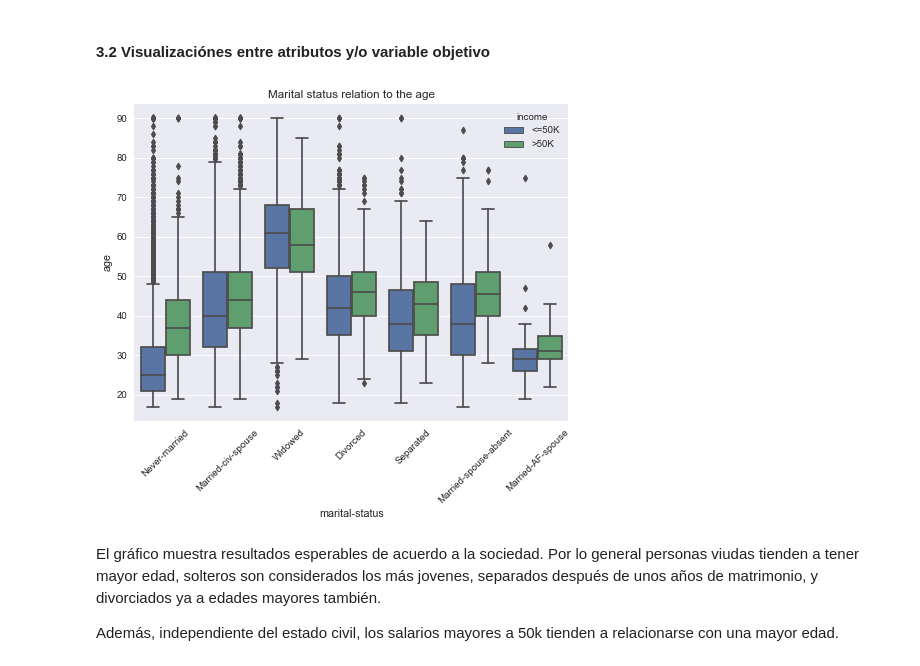
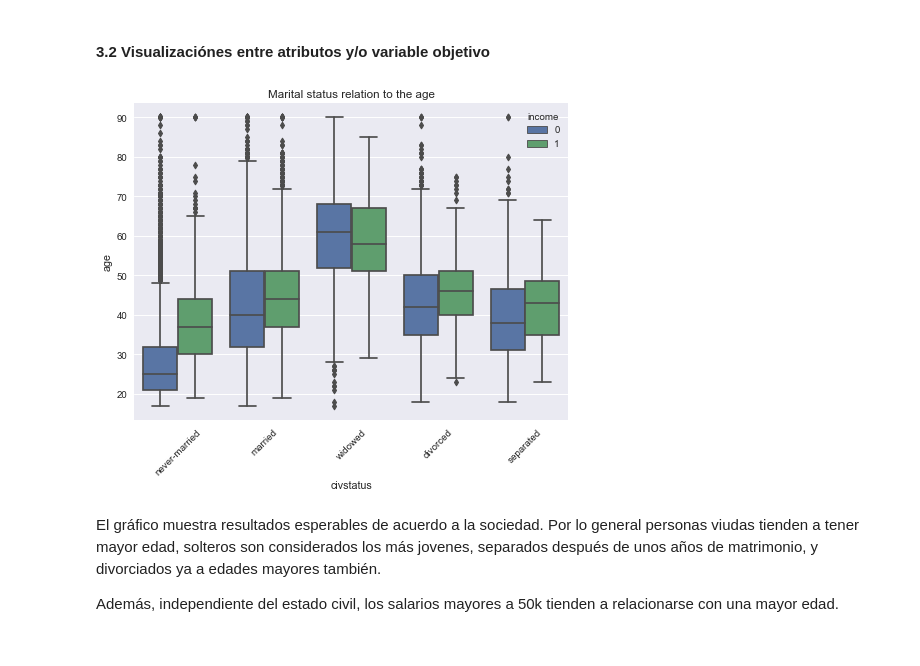
Before and after one commit to oportusgonzalo/data-science-desafio-latam, a Jupyter notebook: data-science-fundamentals/prueba/enunciado_1.ipynb, the cells around one changed output. Cells and saved outputs as stored; diff of their text form; code cells hidden in the pictures.

```diff
--- a/data-science-fundamentals/prueba/enunciado_1.ipynb
+++ b/data-science-fundamentals/prueba/enunciado_1.ipynb
@@ -106,5 +110,5 @@ warnings.filterwarnings('ignore')
 # %% [markdown]
 ### 3. Descripción
 # %%
-# importación de datos
-df = pd.read_csv('income-db.csv')
+# importación de datos limpios (notebook: income_cleaning.ipynb)
+df = pd.read_csv('clean_income.csv')
@@ -129,12 +238,12 @@ A partir del gráfico anterior, identificamos que las clases se encuentran levem
 #### 3.2 Visualizaciónes entre atributos y/o variable objetivo
 # %%
 # relacion entre estado civil y edad
-sns.boxplot(x='marital-status', y='age', hue='income', data=df)
+sns.boxplot(x='civstatus', y='age', hue='income', data=df)
 plt.xticks(rotation=45)
 plt.title('Marital status relation to the age')
 plt.show()
 # %% [output]
-[figure, old version]
+[figure, new version]
 # %% [markdown]
 El gráfico muestra resultados esperables de acuerdo a la sociedad. Por lo general personas viudas tienden a tener mayor edad, solteros son considerados los más jovenes, separados después de unos años de matrimonio, y divorciados ya a edades mayores también.
 
```
Also changed, not shown: parts of 27 cells of this notebook, 2 other files.
